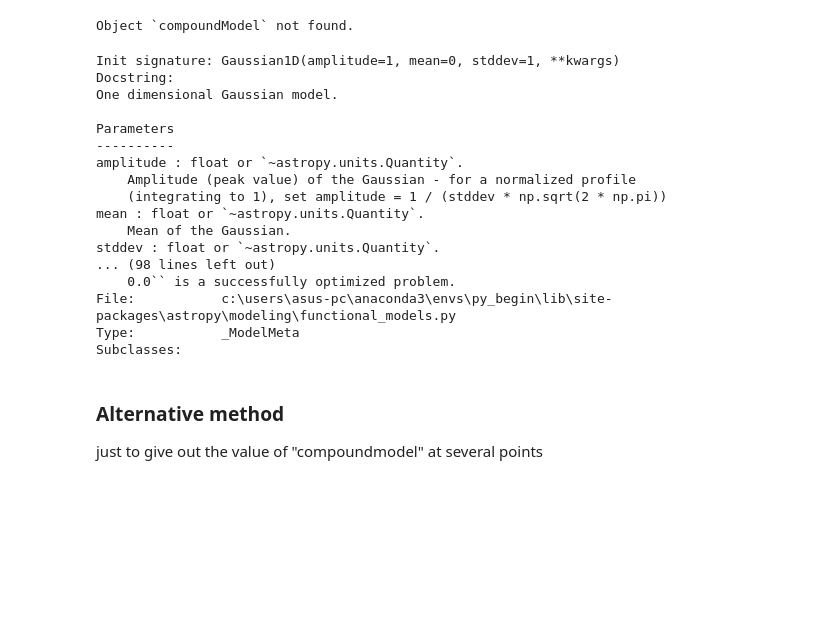
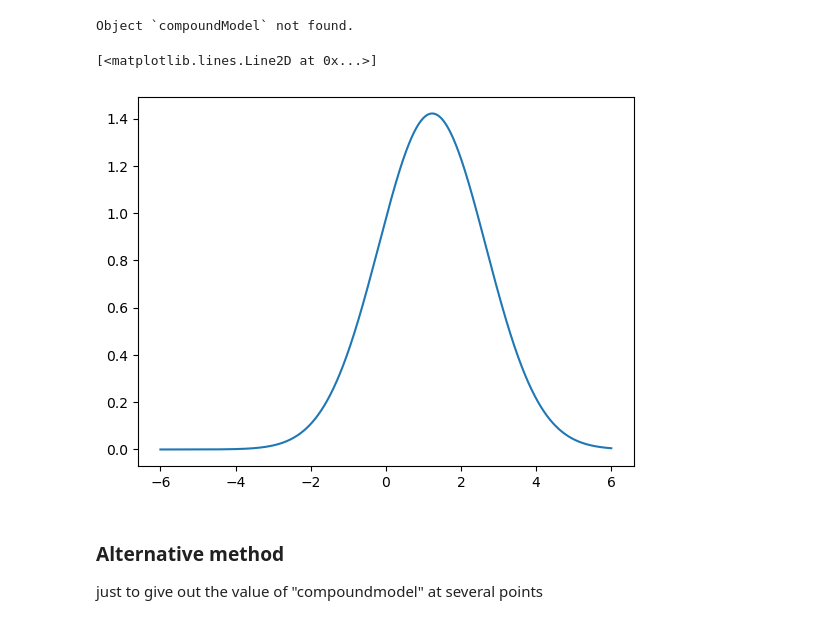
Before and after one commit to MaoChengzhi/EVE-spectrum-correction, a Jupyter notebook: my_attempt/AIA_basics.ipynb, the cells around one changed output. Cells and saved outputs as stored; diff of their text form; code cells hidden in the pictures; blank space fills up the shorter version.

```diff
--- a/my_attempt/AIA_basics.ipynb
+++ b/my_attempt/AIA_basics.ipynb
@@ -419,25 +695,11 @@ compoundModel?
 # %% [output]
 Object `compoundModel` not found.
 # %%
-Gaussian1D?
+x=np.linspace(-6,6,1000000)
+plt.plot(x,Gaussian1D(1.42134,1.234,1.42398423)(x))
 # %% [output]
-Init signature: Gaussian1D(amplitude=1, mean=0, stddev=1, **kwargs)
-Docstring:
-One dimensional Gaussian model.
-
-Parameters
-----------
-amplitude : float or `~astropy.units.Quantity`.
-    Amplitude (peak value) of the Gaussian - for a normalized profile
-    (integrating to 1), set amplitude = 1 / (stddev * np.sqrt(2 * np.pi))
-mean : float or `~astropy.units.Quantity`.
-    Mean of the Gaussian.
-stddev : float or `~astropy.units.Quantity`.
-... (98 lines left out)
-    0.0`` is a successfully optimized problem.
-File:           c:\users\asus-pc\anaconda3\envs\py_begin\lib\site-packages\astropy\modeling\functional_models.py
-Type:           _ModelMeta
-Subclasses:
+[<matplotlib.lines.Line2D at 0x...>]
+[figure, added]
 # %% [markdown]
 ### Alternative method
 just to give out the value of "compoundmodel" at several points
```
Also changed, not shown: parts of 52 cells of this notebook, 43 other files.
